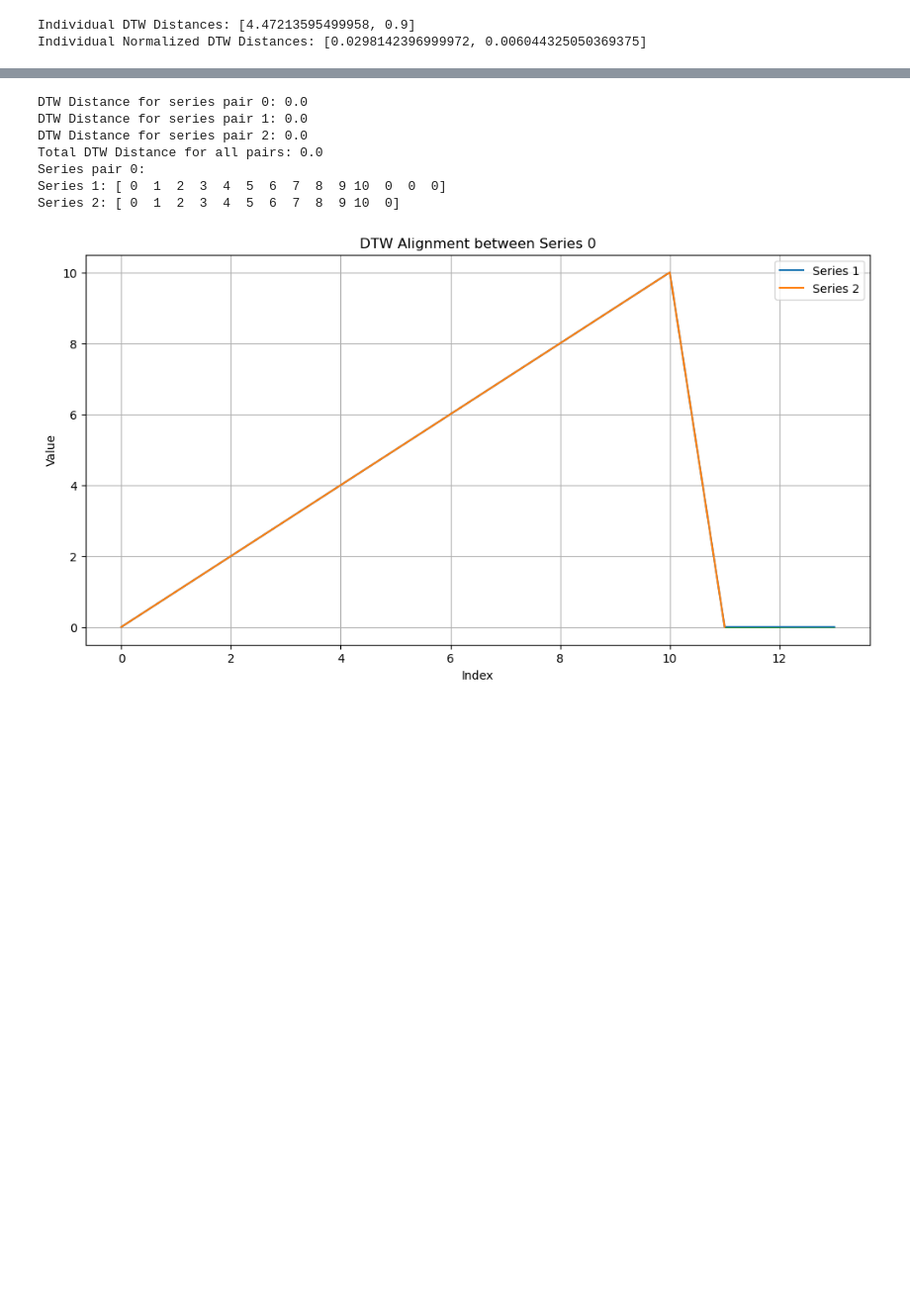
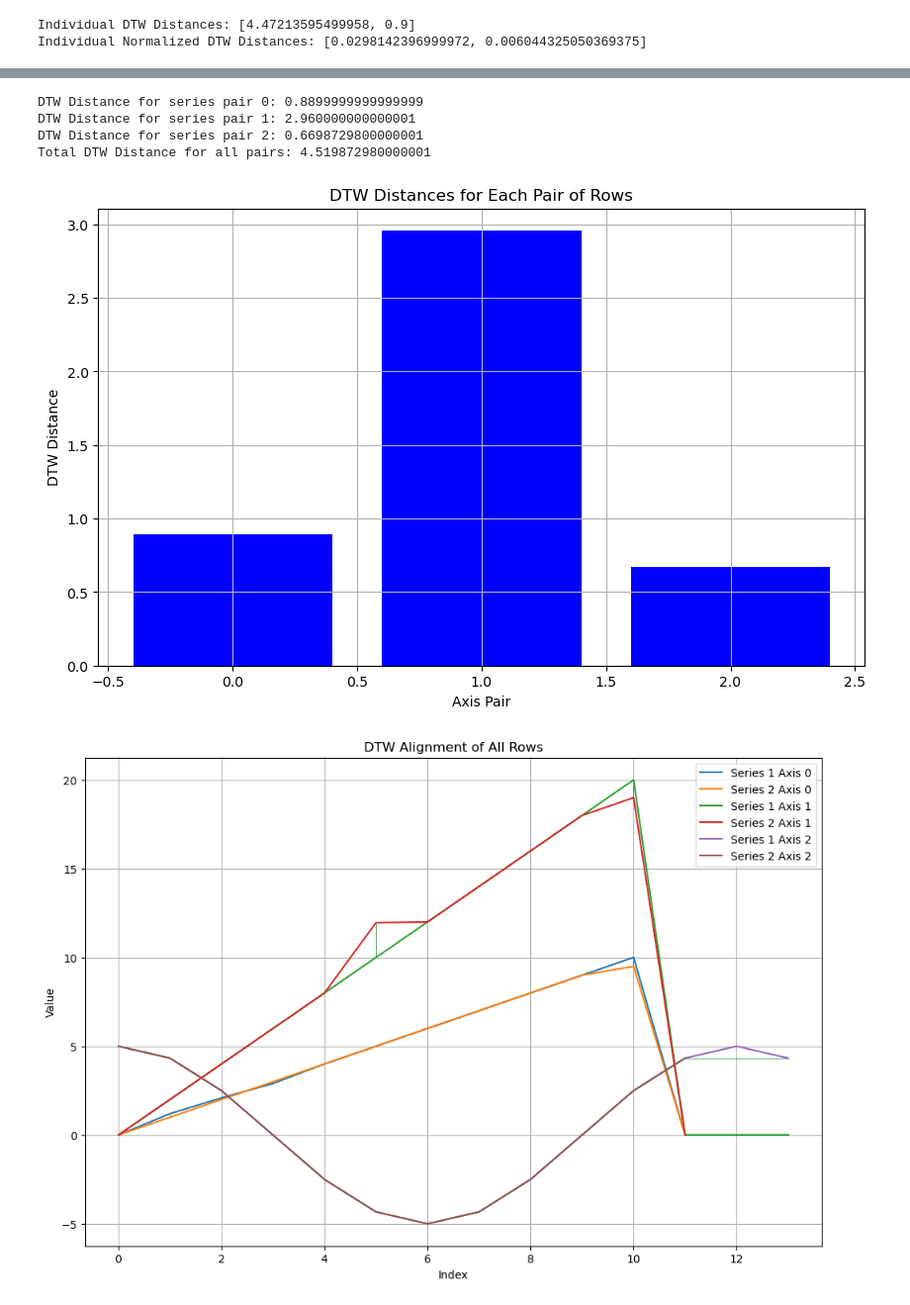
Before and after one commit to MCCodeAI/MCCode, a Jupyter notebook: MCCoder_Metrics.ipynb, the cells around one changed output, grey strips where cells are left out. Shown at 99% size. Saved outputs shown, nothing was run; the diff lists cells and outputs as text; code cells hidden in the pictures; blank space fills up the shorter version.

```diff
--- a/MCCoder_Metrics.ipynb
+++ b/MCCoder_Metrics.ipynb
@@ -311,6 +311,7 @@ Individual Normalized DTW Distances: [0.0298142396999972, 0.006044325050369375]
 # %%
 import numpy as np
 import matplotlib.pyplot as plt
+import seaborn as sns
 from fastdtw import fastdtw
 
 def compute_dtw(series_a, series_b):
@@ -328,6 +329,43 @@ def plot_dtw_alignment(series_a, series_b, path, index):
         plt.plot([map1, map2], [series_a[map1], series_b[map2]], 'g', linewidth=0.4)
 
     plt.title(f'DTW Alignment between Series {index}')
+    plt.xlabel('Index')
+    plt.ylabel('Value')
+    plt.legend()
+    plt.grid(True)
+    plt.show()
+
+def plot_heatmap(matrix1, matrix2):
+    # Calculate the difference matrix
+    diff_matrix = np.zeros((matrix1.shape[0], max(matrix1.shape[1], matrix2.shape[1])), dtype=float)
+    for i in range(matrix1.shape[0]):
+        length = min(len(matrix1[i]), len(matrix2[i]))
+        diff_matrix[i, :length] = np.abs(matrix1[i, :length] - matrix2[i, :length])
+
+    plt.figure(figsize=(10, 8))
+    sns.heatmap(diff_matrix, annot=True, fmt=".2f", cmap='coolwarm')
+    plt.title('Heatmap of Differences Between Matrices')
+    plt.xlabel('Index')
+    plt.ylabel('Axis')
+    plt.show()
+
+def plot_dtw_distances(distances):
+    plt.figure(figsize=(10, 6))
+    plt.bar(range(len(distances)), distances, color='blue')
+    plt.xlabel('Axis Pair')
+    plt.ylabel('DTW Distance')
+    plt.title('DTW Distances for Each Pair of Rows')
+    plt.grid(True)
+    plt.show()
+
+def plot_all_dtw_alignments(matrix1, matrix2, paths):
+    plt.figure(figsize=(12, 8))
+    for i, (series_a, series_b, path) in enumerate(zip(matrix1, matrix2, paths)):
+        for (map1, map2) in path:
+            plt.plot([map1, map2], [series_a[map1], series_b[map2]], 'g', linewidth=0.5)
+        plt.plot(series_a, label=f'Series 1 Axis {i}')
+        plt.plot(series_b, label=f'Series 2 Axis {i}')
+    plt.title('DTW Alignment of All Rows')
     plt.xlabel('Index')
     plt.ylabel('Value')
     plt.legend()
@@ -350,46 +388,53 @@ def analyze_dtw(matrix1, matrix2):
         all_distances.append(distance)
         paths.append(path)
         print(f"DTW Distance for series pair {i}: {distance}")
 
         # Check if endpoints match
-        if series_a[-1] != series_b[-1]:
+        if abs(series_a[-1] - series_b[-1]) >= 0.001:
             endpoints_match = False
 
     print("Total DTW Distance for all pairs:", total_distance)
+
+    # Plot DTW distances
+    plot_dtw_distances(all_distances)
+
+    # Plot all DTW alignments in one plot
+    plot_all_dtw_alignments(matrix1, matrix2, paths)
 
     # Plotting the series and DTW paths for each pair
     for i, (series_a, series_b, path) in enumerate(zip(matrix1, matrix2, paths)):
         print(f"Series pair {i}:")
         print(f"Series 1: {series_a}")
         print(f"Series 2: {series_b}")
         plot_dtw_alignment(series_a, series_b, path, i)
 
+    # Plot heatmap of differences
+    plot_heatmap(matrix1, matrix2)
+
     print("Individual DTW Distances:", all_distances)
     return total_distance, "Yes" if endpoints_match else "No"
 
 # Example usage
-# Create two matrices of log data
+# Create two matrices of log data with slight differences
 matrix1 = np.array([
-    [0, 1, 2, 3, 4, 5, 6, 7, 8, 9, 10, 0, 0, 0],
-    [0, 1, 2, 3, 4, 5, 6, 7, 8, 9, 10, 0, 0, 0],
-    [0, 1, 2, 3, 4, 5, 6, 7, 8, 9, 10, 0, 0, 0]
+    [ 0, 1.2, 2.09, 2.9, 4, 5, 6, 7, 8, 9, 10, 0, 0, 0 ],
+    [ 0, 2, 4, 6, 8, 10, 12, 14, 16, 18, 20, 0, 0, 0 ],
+    [ 5.0, 4.33012702, 2.5, 0.0, -2.5, -4.33012702, -5.0, -4.33012702, -2.5, 0.0, 2.5, 4.33012702, 5.0, 4.33012702 ]
 ])
 
 matrix2 = np.array([
-    [0, 1, 2, 3, 4, 5, 6, 7, 8, 9, 10, 0.1],
-    [0, 1, 2, 3, 4, 5, 6, 7, 8, 9, 10, 0],
-    [0, 1, 2, 3, 4, 5, 6, 7, 8, 9, 10, 0]
+    [ 0, 1, 2, 3, 4, 5, 6, 7, 8, 9, 9.5, 0 ],
+    [ 0, 2, 4, 6, 8, 11.96, 12, 14, 16, 18, 19, 0 ],
+    [ 5.0, 4.33012702, 2.5, 0.0, -2.5, -4.33012702, -5.0, -4.33012702, -2.5, 0.0, 2.5, 4.33012702 ]
 ])
 
 total_distance, endpoints_match = analyze_dtw(matrix1, matrix2)
 print("Total DTW Distance:", total_distance)
 print("Endpoints Match:", endpoints_match)
 # %% [output]
-DTW Distance for series pair 0: 0.0
-DTW Distance for series pair 1: 0.0
-DTW Distance for series pair 2: 0.0
-Total DTW Distance for all pairs: 0.0
-Series pair 0:
-Series 1: [ 0  1  2  3  4  5  6  7  8  9 10  0  0  0]
-Series 2: [ 0  1  2  3  4  5  6  7  8  9 10  0]
+DTW Distance for series pair 0: 0.8899999999999999
+DTW Distance for series pair 1: 2.960000000000001
+DTW Distance for series pair 2: 0.6698729800000001
+Total DTW Distance for all pairs: 4.519872980000001
-[figure, old version]
+[figure, new version]
+[figure, new version]
```
Also changed, not shown: parts of 7 cells of this notebook.
